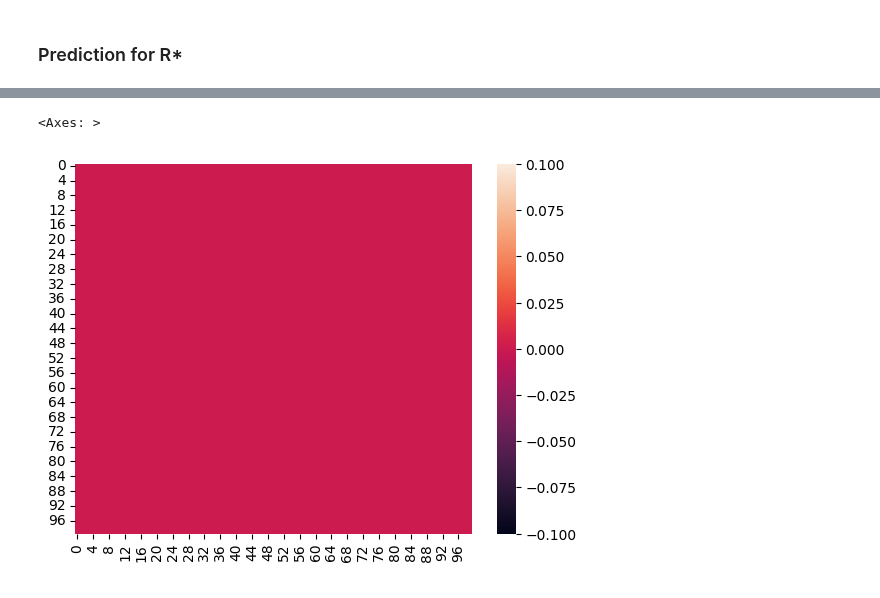
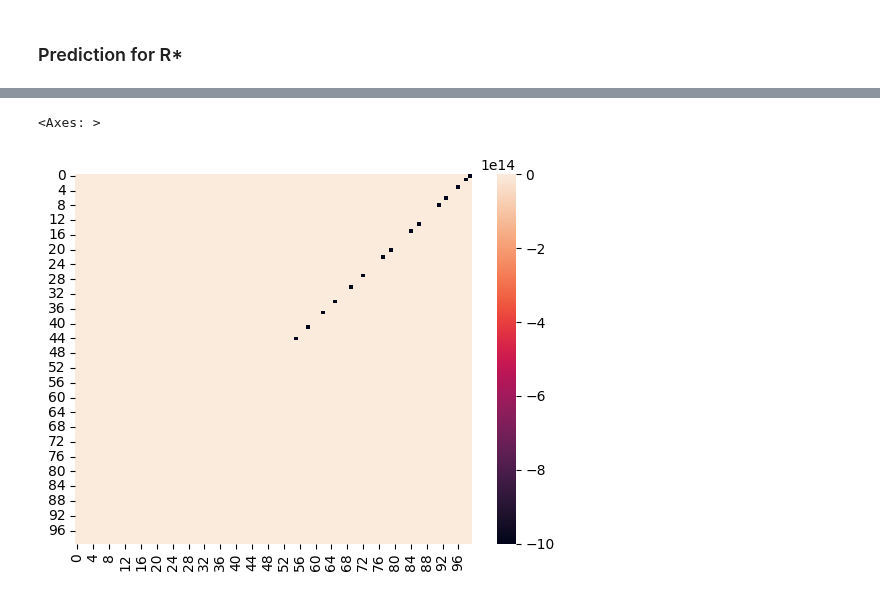
Before and after one commit to GiveMe1Coffee/m6-consumer-resource-model, a Jupyter notebook: M6_project.ipynb, the cells around one changed output, grey strips where cells are left out. Saved outputs shown, nothing was run; the diff lists cells and outputs as text; code cells hidden in the pictures.

```diff
--- a/M6_project.ipynb
+++ b/M6_project.ipynb
@@ -1314,21 +1315,26 @@ def CR_model_simple_l(t,y) :
     for i in range(n_species): # for every species
       for b in range(n_cs): # for every resource
         byproduction_tot[i, b] = D[i, a, b] * N[i] * J[i, b]*l # production ~ fraction converted, energy content, population, uptake // NO LEAKAGE, NO VAR IN RESOURCE ENERGY CONTENT
-    byproduction = np.sum(byproduction_tot[:, a]) # add all byproduct production FOR ONE RESOURCE (see [24])
+    byproduction = np.sum(byproduction_tot) # add all byproduct production FOR ONE RESOURCE (see [24])
     dRdt[a] = (R0[a]-R[a]) - consumption + byproduction # resource evolution ~ consumption, byproduct production // NO DILUTION
 
   return np.concatenate((dNdt,dRdt))
 # %% [markdown]
 ### Prediction for R*
 # %%
+
 from math import inf
 R_f=[]
-for l in np.linspace(0,1,10):
-  for d in np.linspace(0,1,10):
+for l in np.linspace(0,1,100):
+  for d in np.linspace(0,1,100):
     R_f.append((d*K)/((1-l)*c[0,0]-d))
-#R_f[R_f<0] = 0
-#R_f[R_f == np.inf] = 0
+
+R_f = np.array(R_f)
+R_f[R_f < 0] = 0
+R_f[np.isinf(R_f)] = 1e15
+R_f[np.isnan(R_f)] = 0
 R_f
+len(R_f)
 # %% [output]
 divide by zero encountered in scalar divide
 
@@ -1370,10 +1373,13 @@ l_val = []
 d_val = []
 R1 = []
 R2 = []
-for l in np.linspace(0,1,10):
-  for d in np.linspace(0,1,10):
+for l in np.linspace(0,1,100):
+  for d in np.linspace(0,1,100):
     sol = solve_ivp(CR_model_simple_l, t_span, y0, method = "BDF")
     l_val.append(l)
     d_val.append(d)
-    R1.append(sol.y[2][-1:])
-    R2.append(sol.y[3][-1:])
+    R1.append(sol.y[2][-1:][0])
+    R2.append(sol.y[3][-1:][0])
+
+
+R1 = np.array((R1))
@@ -1382,0 +1386,6 @@ R1_matrix = R1.reshape((10, 10))
+# %%
+
+R_abs = R1-R_f
+
+R_matrix = R_abs.reshape((100, 100))
+R_matrix
@@ -1383,5 +1406,5 @@ R1_matrix = R1.reshape((10, 10))
 # %%
-sns.heatmap(ld_matrix)
+sns.heatmap(R_matrix)
 # %% [output]
 <Axes: >
-[figure, old version]
+[figure, new version]
```
Also changed, not shown: parts of 5 cells of this notebook.
